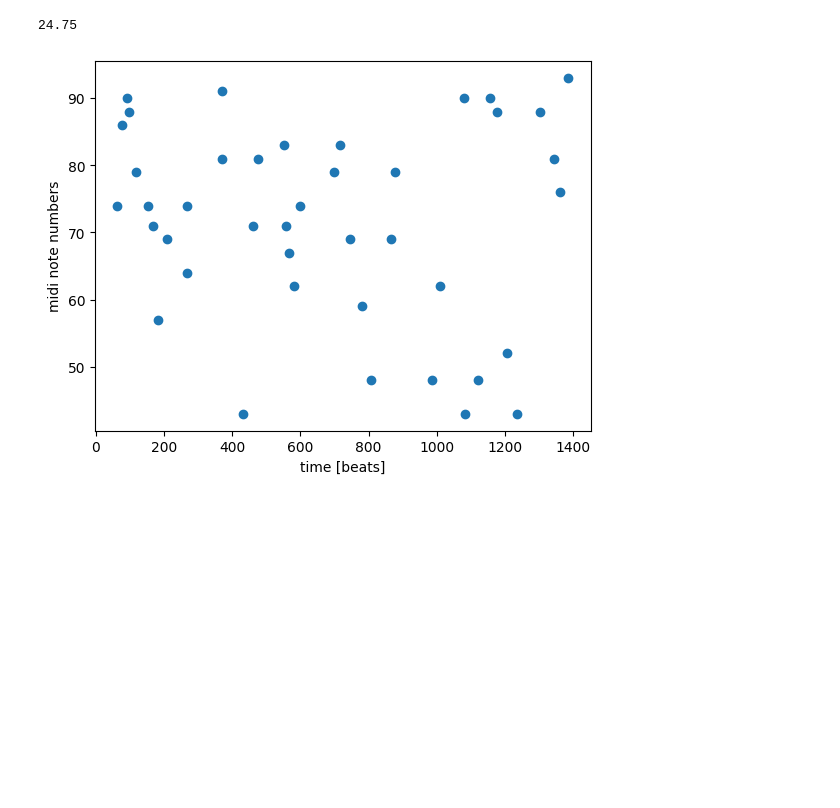
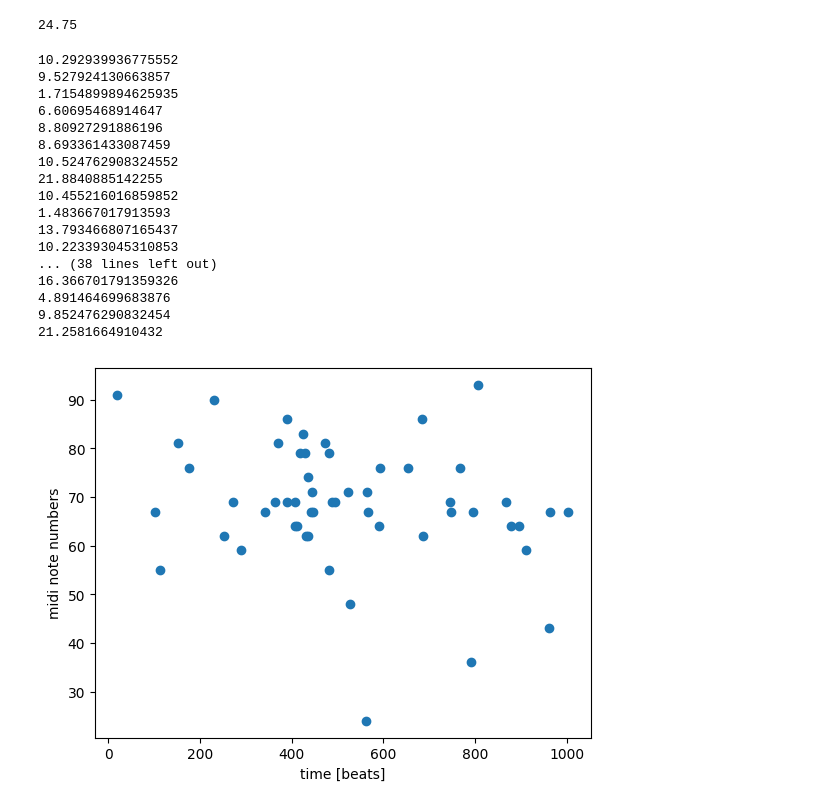
Before and after one commit to jamespandaz/dc-sonification, a Jupyter notebook: sonification.ipynb, the cells around one changed output. Saved outputs shown, nothing was run; the diff lists cells and outputs as text; code cells hidden in the pictures; blank space fills up the shorter version.

```diff
--- a/sonification.ipynb
+++ b/sonification.ipynb
@@ -20,11 +20,11 @@ class ObjectPosition:
         }
 # %%
 lower_bound = 20
-upper_bound = 1000
+upper_bound = 100
 
 objects = []
 # source data
-img_file = "images/andronmeda(cropped).jpg"
+img_file = "images/trifid1(cropped).jpg"
 
 # create an OpenCV image
 img = cv2.imread(img_file)
@@ -115,20 +116,43 @@ n_notes = len(note_midis)
 24.75
 # %%
 midi_data = []
+
+def map_value(value, min_value, max_value, min_result, max_result):
+ # maps value (or array of values) from one range to another
+ result = min_result + (value - min_value)/(max_value - min_value)*(max_result - min_result)
+ print(result)
+ return result
 
 x_data = [obj.x for obj in objects] #pitch
 t_data = [obj.y for obj in objects] #time
 
 for i in range(len(x_data)):
-    note_index = round(map_value(x_data[i], 0, 762, n_notes-1, 0))
+    note_index = round(map_value(x_data[i], 0, max(x_data), n_notes-1, 0))
     midi_data.append(note_midis[note_index])
 
 plt.scatter(t_data, midi_data)
 plt.xlabel('time [beats]')
 plt.ylabel('midi note numbers')
 plt.show()
 # %% [output]
+10.292939936775552
+9.527924130663857
+1.7154899894625935
+6.60695468914647
+8.80927291886196
+8.693361433087459
+10.524762908324552
+21.8840885142255
+10.455216016859852
+1.483667017913593
+13.793466807165437
+10.223393045310853
+... (38 lines left out)
+16.366701791359326
+4.891464699683876
+9.852476290832454
+21.2581664910432
-[figure, old version]
+[figure, new version]
 # %%
 #create midi file object, add tempo
 filename = 'midi/test'
```
Also changed, not shown: parts of 3 cells of this notebook, 15 other files.
